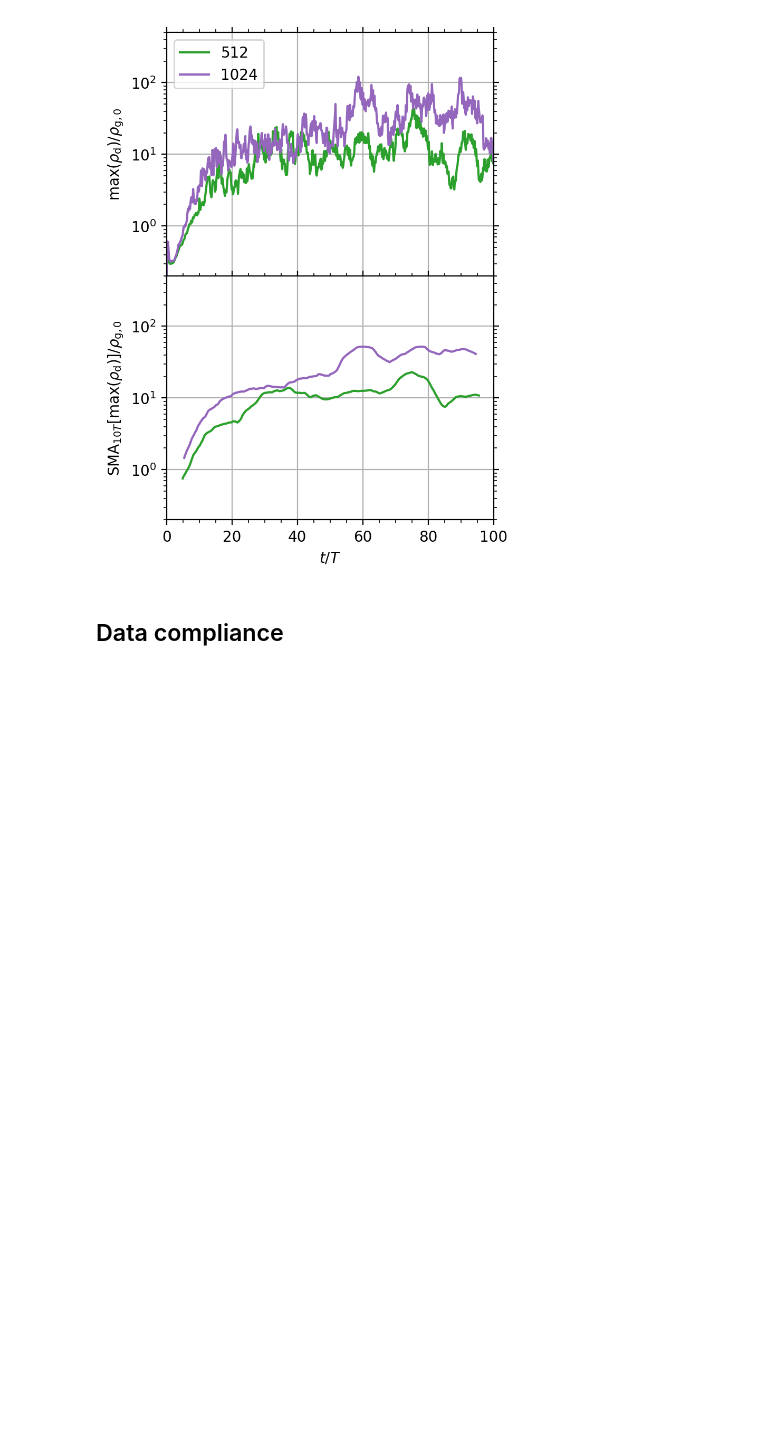
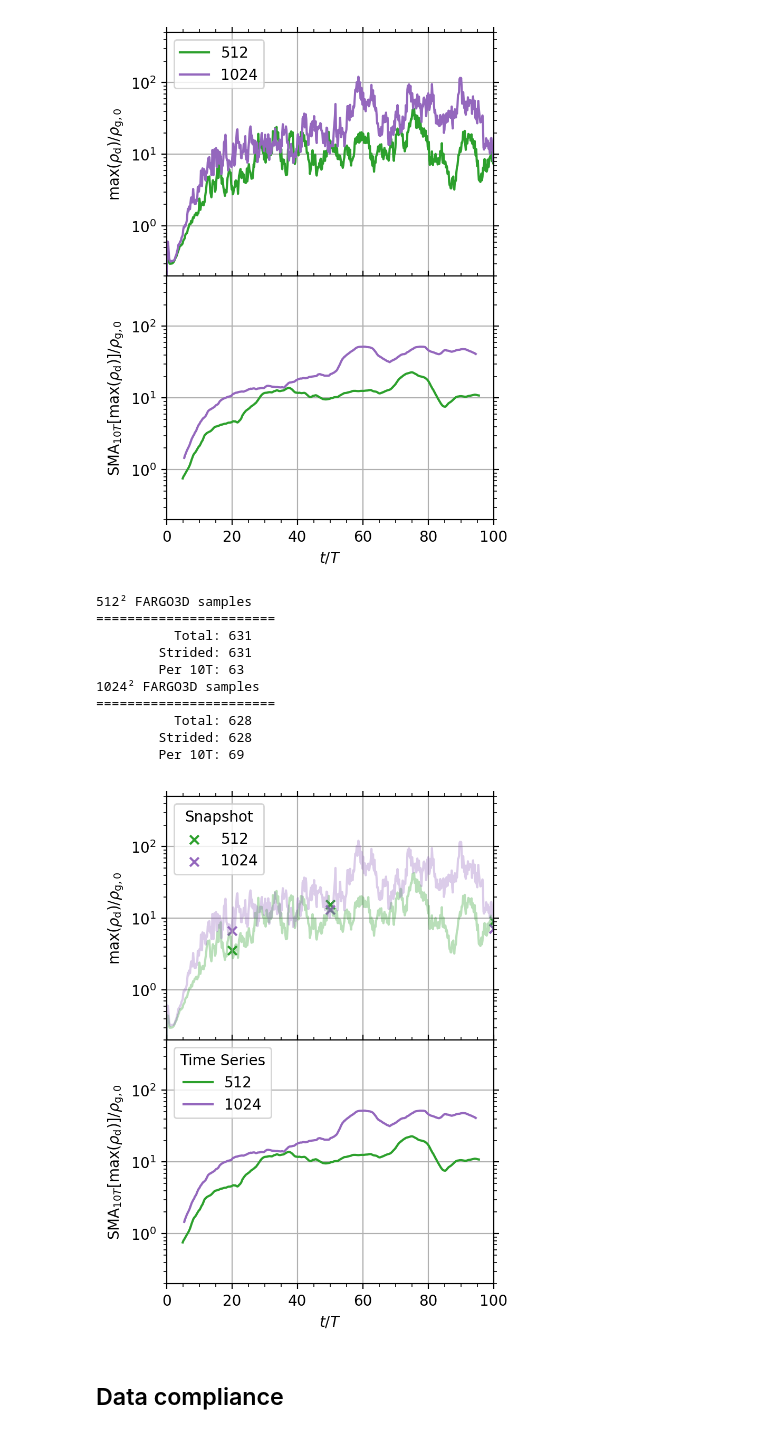
Before and after one commit to pfitsplus/sicc, a Jupyter notebook: unstratified/BA/notebooks/FARGO3D.ipynb, the cells around one changed output. Drawn from its saved outputs; the diff is of its cells as text; code cells hidden in the pictures; blank space fills up the shorter version.

Commit message:
Overplot max dust density points from snapshots

```diff
--- a/unstratified/BA/notebooks/FARGO3D.ipynb
+++ b/unstratified/BA/notebooks/FARGO3D.ipynb
@@ -162,6 +162,83 @@ plt.savefig(f'figs/time_series-FARGO3D.svg',
         Strided: 628
         Per 10T: 69
 [figure]
+# %%
+#===============================================================================
+def print_samples(res, code, t, step, dt, window):
+    """Print the number of samples in the time series."""
+    print(f'{res}² {code} samples\n=======================')
+    print(f'\t  Total: {len(t)}')
+    print(f'\tStrided: {len(t[::step])}')
+    print(f'\tPer {dt}T: {window}')
+
+diag = True
+dt = 10  # [T]
+times = [20, 50, 100]  # [T]
+
+# Lowest cadence
+path = f'../{res}/src/dust_fluid/FARGO3D'
+n_min = len(np.load(f'{path}/time_series.npz')['t'])
+
+# Plot
+fig, axs = plt.subplots(nrows=2, sharex=True, figsize=(4, 6), dpi=200)
+for res in reses:
+    for k, (key, value) in enumerate(runs.items()):
+        for code, color in value['codes'].items():
+            path = f'{root}/{res}/src/{key}/{code}'
+            data = np.load(f'{path}/time_series.npz')
+            t = data['t']
+            step = len(t)//n_min
+            if res == 512:
+                color = 'tab:green'
+            else:
+                color = 'tab:purple'
+            # Strided
+            if step < 2:
+                step = 1 if len(t)%n_min/n_min < 0.5 else 2
+            try:
+                axs[0].plot(t[::step], data['maxrhod'][::step], alpha=0.33,
+                            color=color)
+            except KeyError:
+                print(code)
+            # SMA
+            window = len(t)//int(t[-1]/dt)
+            print_samples(res, code, t, step, dt, window) if diag else None
+            df = pd.DataFrame(data=data['maxrhod'], index=t)
+            df['sma'] = df.rolling(window, center=True).mean()
+            axs[1].plot(df['sma'], color=color, label=res)
+            for time in times:
+                snapshot = np.load(f'{path}/{time}.npz')
+                axs[0].scatter(time, snapshot['rhod'].max(), color=color,
+                               marker='x',
+                               label=res if time == times[0] else None)
+
+# Format plots
+for k, ax in enumerate(axs):
+    ax.grid()
+    ax.minorticks_on()
+    ax.set(yscale='log')
+    ax.tick_params(axis='both', which='both', top=True, right=True)
+axs[0].legend(title='Snapshot')
+axs[0].set(ylabel=rf'$\max(\rho_\mathrm{{d}})/\rho_\mathrm{{g,0}}$', ylim=(2e-1, 5e2))
+axs[1].legend(loc='upper left', title='Time Series')
+axs[1].set(xlabel=r'$t/T$', xlim=(0, 100), ylim=(2e-1, 5e2),
+           ylabel=rf'$\mathrm{{SMA}}_{{{dt}T}}[\max(\rho_\mathrm{{d}})]/\rho_\mathrm{{g,0}}$')
+fig.subplots_adjust(hspace=0)
+plt.savefig(f'figs/FARGO3D-time_series.pdf', bbox_inches='tight',
+            pad_inches=0.01)
+#===============================================================================
+# %% [output]
+512² FARGO3D samples
+=======================
+          Total: 631
+        Strided: 631
+        Per 10T: 63
+1024² FARGO3D samples
+=======================
+          Total: 628
+        Strided: 628
+        Per 10T: 69
+[figure, added]
 # %% [markdown]
 ## Data compliance
 # %% [markdown]
```
Also changed, not shown: parts of 2 cells of this notebook.
